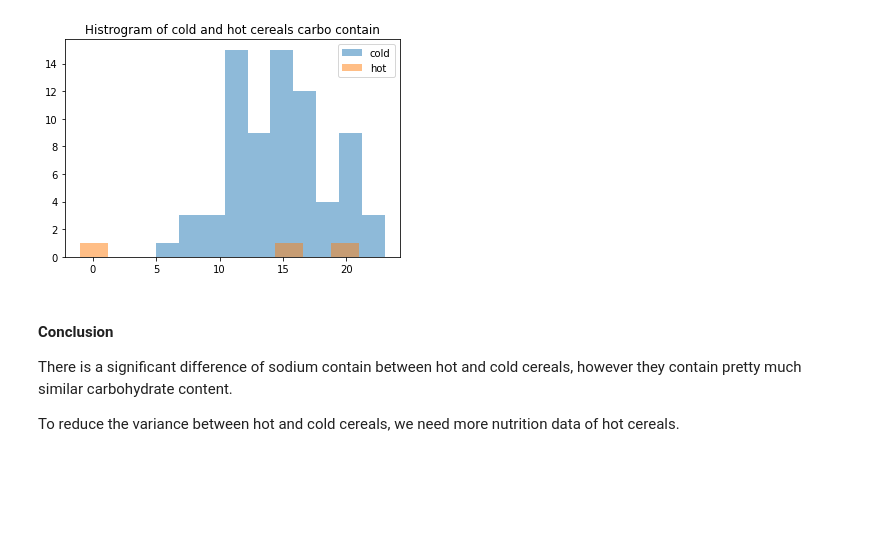
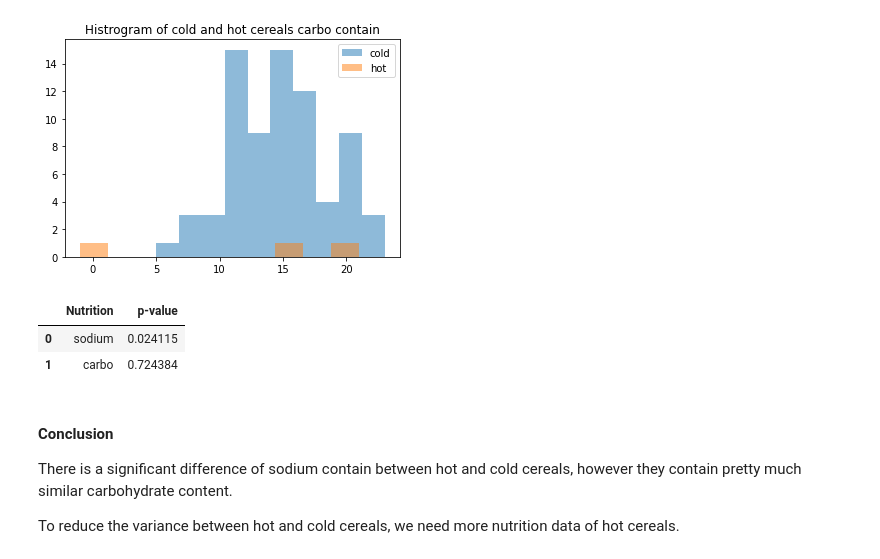
Before and after one commit to lililalina/my-data-challenge, a Jupyter notebook: data-challenge-day-1-of-5.ipynb, the cells around one changed output. Drawn from its saved outputs; the diff is of its cells as text; code cells hidden in the pictures; blank space fills up the shorter version.

Commit message:
Kaggle Notebook | data challenge day 1 of 5 | Version 6

```diff
--- a/data-challenge-day-1-of-5.ipynb
+++ b/data-challenge-day-1-of-5.ipynb
@@ -204,7 +204,8 @@ hot_sodium = df['sodium'][df['type'] == 'H']
 cold_sodium = df['sodium'][df['type'] == 'C']
 
 #Compare using t-test
-ttest_ind(hot_sodium, cold_sodium, equal_var=False)
+sodium = ttest_ind(hot_sodium, cold_sodium, equal_var=False)
+sodium
 # %% [output]
 Ttest_indResult(statistic=-4.896357618932593, pvalue=0.02411482081945822)
 # %% [markdown]
@@ -235,7 +236,8 @@ hot_carbo = df['carbo'][df['type'] == 'H']
 cold_carbo = df['carbo'][df['type'] == 'C']
 
 #Compare using t-test
-ttest_ind(hot_carbo, cold_carbo, equal_var=False)
+carbo = ttest_ind(hot_carbo, cold_carbo, equal_var=False)
+carbo
 # %% [output]
 Ttest_indResult(statistic=-0.40498035643613134, pvalue=0.7243836786911502)
 # %% [markdown]
@@ -257,6 +259,20 @@ plt.legend()
 plt.show()
 # %% [output]
 [figure]
+# %%
+#Summarize the p-value in a table
+data = {'Nutrition':['sodium', 'carbo'],
+        'p-value':[sodium[1],carbo[1]],}
+
+# Create the pandas DataFrame
+summary = pd.DataFrame(data)
+
+# print dataframe
+summary
+# %% [output]
+|  | Nutrition | p-value |
+| 0 | sodium | 0.024115 |
+| 1 | carbo | 0.724384 |
 # %% [markdown]
 #### Conclusion
 There is a significant difference of sodium contain between hot and cold cereals, however they contain pretty much similar carbohydrate content.
```
Also changed, not shown: parts of 2 cells of this notebook.
